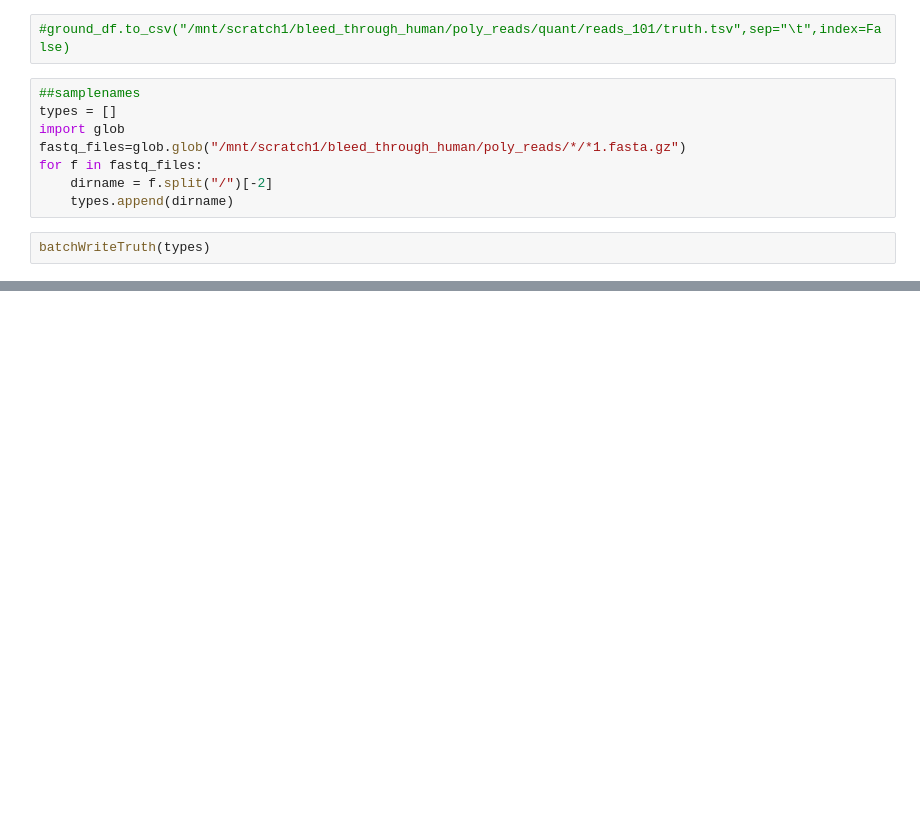
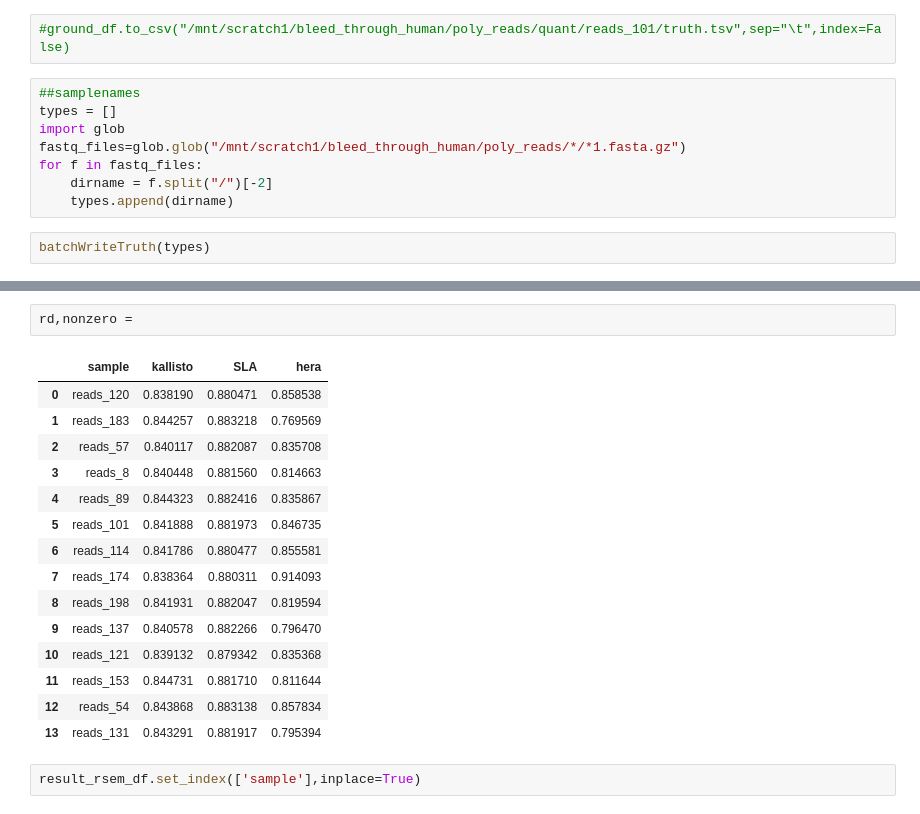
Before and after one commit to COMBINE-lab/selective-alignment-experiment, a Jupyter notebook: bleed_through_experiment/Evaluation_polyester.ipynb, the cells around one changed output, grey strips where cells are left out. Cells and saved outputs as stored; diff of their text form; blank space fills up the shorter version.

```diff
--- a/bleed_through_experiment/Evaluation_polyester.ipynb
+++ b/bleed_through_experiment/Evaluation_polyester.ipynb
@@ -120,0 +242,20 @@ result_df
+# %%
+rd,nonzero =
+# %% [output]
+|  | sample | kallisto | SLA | hera |
+| 0 | reads_120 | 0.838190 | 0.880471 | 0.858538 |
+| 1 | reads_183 | 0.844257 | 0.883218 | 0.769569 |
+| 2 | reads_57 | 0.840117 | 0.882087 | 0.835708 |
+| 3 | reads_8 | 0.840448 | 0.881560 | 0.814663 |
+| 4 | reads_89 | 0.844323 | 0.882416 | 0.835867 |
+| 5 | reads_101 | 0.841888 | 0.881973 | 0.846735 |
+| 6 | reads_114 | 0.841786 | 0.880477 | 0.855581 |
+| 7 | reads_174 | 0.838364 | 0.880311 | 0.914093 |
+| 8 | reads_198 | 0.841931 | 0.882047 | 0.819594 |
+| 9 | reads_137 | 0.840578 | 0.882266 | 0.796470 |
+| 10 | reads_121 | 0.839132 | 0.879342 | 0.835368 |
+| 11 | reads_153 | 0.844731 | 0.881710 | 0.811644 |
+| 12 | reads_54 | 0.843868 | 0.883138 | 0.857834 |
+| 13 | reads_131 | 0.843291 | 0.881917 | 0.795394 |
+# %%
+result_rsem_df.set_index(['sample'],inplace=True)
```
Also changed, not shown: parts of 25 cells of this notebook, 4 other files.
